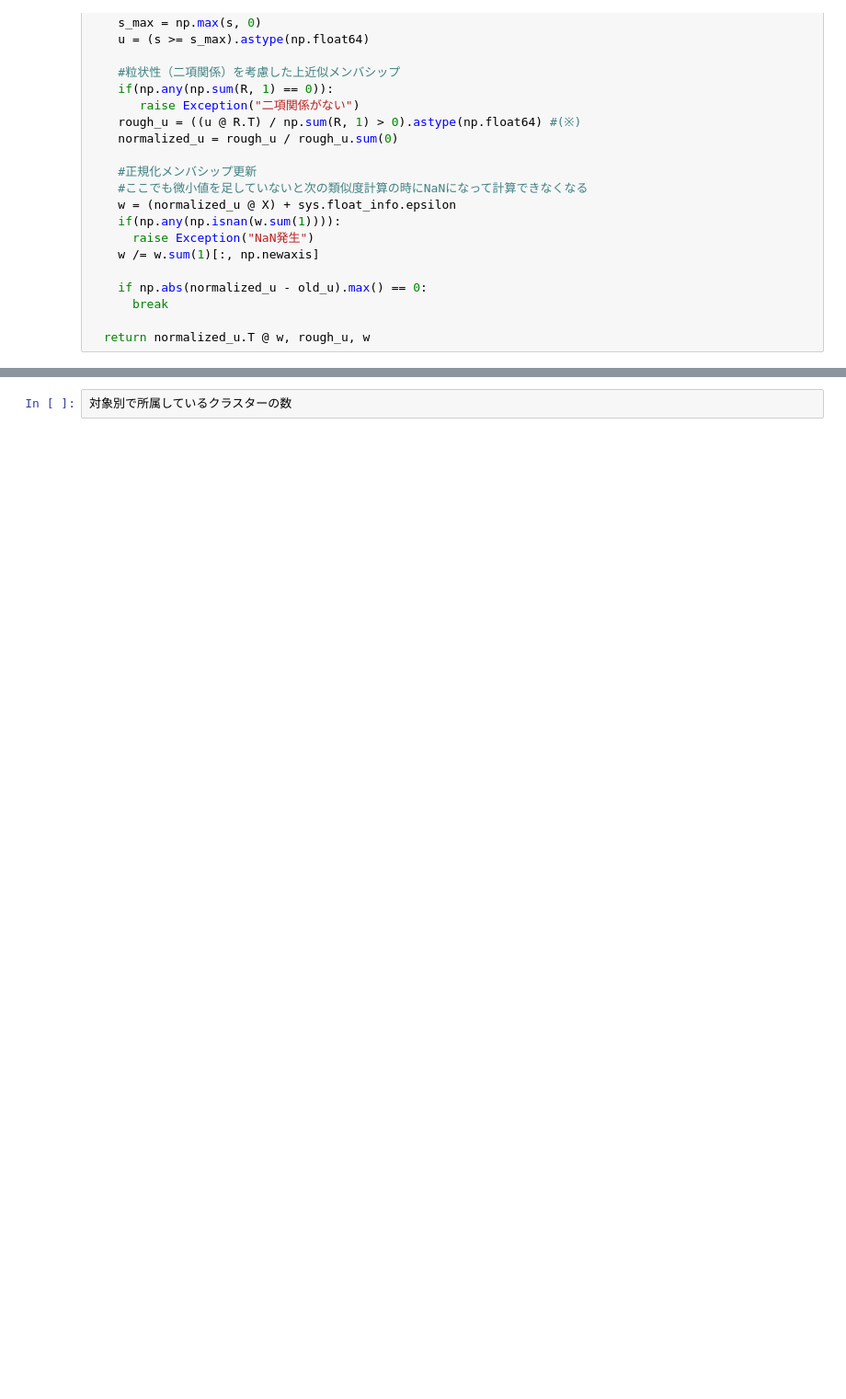
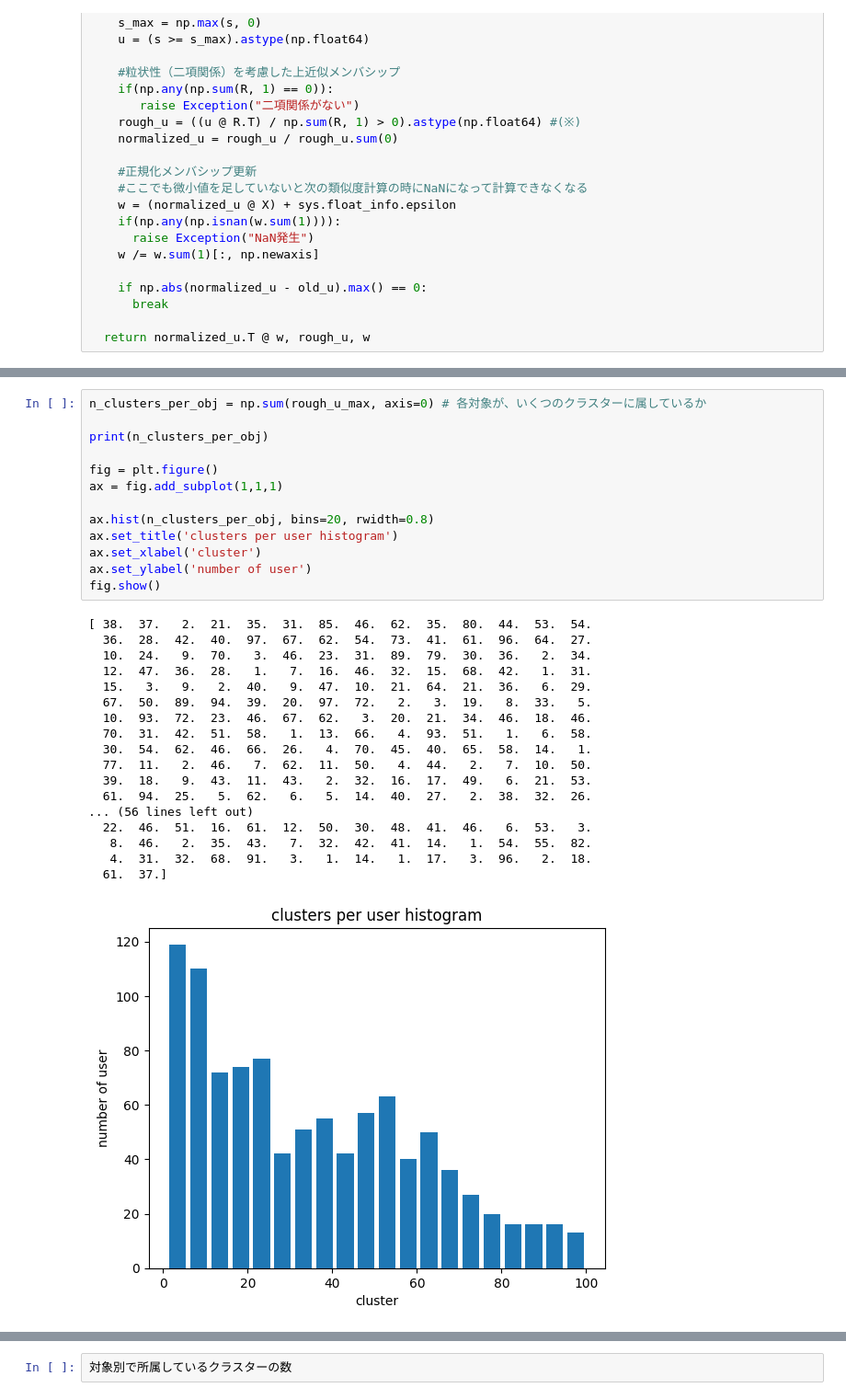
Before and after one commit to kimisuke0503/colab-research, a Jupyter notebook: needs_scan_panel/needs_RSCCMM_CF_cluster_membership.ipynb, the cells around one changed output, grey strips where cells are left out. Shown at 92% size. Drawn from its saved outputs; the diff is of its cells as text; blank space fills up the shorter version.

```diff
--- a/needs_scan_panel/needs_RSCCMM_CF_cluster_membership.ipynb
+++ b/needs_scan_panel/needs_RSCCMM_CF_cluster_membership.ipynb
@@ -146,0 +133,32 @@ print(RSCCMM_CF_AUC_CLUSTER(10, test_needs, X_needs, 100, -7))
+# %%
+n_clusters_per_obj = np.sum(rough_u_max, axis=0) # 各対象が、いくつのクラスターに属しているか
+
+print(n_clusters_per_obj)
+
+fig = plt.figure()
+ax = fig.add_subplot(1,1,1)
+
+ax.hist(n_clusters_per_obj, bins=20, rwidth=0.8)
+ax.set_title('clusters per user histogram')
+ax.set_xlabel('cluster')
+ax.set_ylabel('number of user')
+fig.show()
+# %% [output]
+[ 38.  37.   2.  21.  35.  31.  85.  46.  62.  35.  80.  44.  53.  54.
+  36.  28.  42.  40.  97.  67.  62.  54.  73.  41.  61.  96.  64.  27.
+  10.  24.   9.  70.   3.  46.  23.  31.  89.  79.  30.  36.   2.  34.
+  12.  47.  36.  28.   1.   7.  16.  46.  32.  15.  68.  42.   1.  31.
+  15.   3.   9.   2.  40.   9.  47.  10.  21.  64.  21.  36.   6.  29.
+  67.  50.  89.  94.  39.  20.  97.  72.   2.   3.  19.   8.  33.   5.
+  10.  93.  72.  23.  46.  67.  62.   3.  20.  21.  34.  46.  18.  46.
+  70.  31.  42.  51.  58.   1.  13.  66.   4.  93.  51.   1.   6.  58.
+  30.  54.  62.  46.  66.  26.   4.  70.  45.  40.  65.  58.  14.   1.
+  77.  11.   2.  46.   7.  62.  11.  50.   4.  44.   2.   7.  10.  50.
+  39.  18.   9.  43.  11.  43.   2.  32.  16.  17.  49.   6.  21.  53.
+  61.  94.  25.   5.  62.   6.   5.  14.  40.  27.   2.  38.  32.  26.
+... (56 lines left out)
+  22.  46.  51.  16.  61.  12.  50.  30.  48.  41.  46.   6.  53.   3.
+   8.  46.   2.  35.  43.   7.  32.  42.  41.  14.   1.  54.  55.  82.
+   4.  31.  32.  68.  91.   3.   1.  14.   1.  17.   3.  96.   2.  18.
+  61.  37.]
+[figure, added]
```
Also changed, not shown: parts of 4 cells of this notebook.
